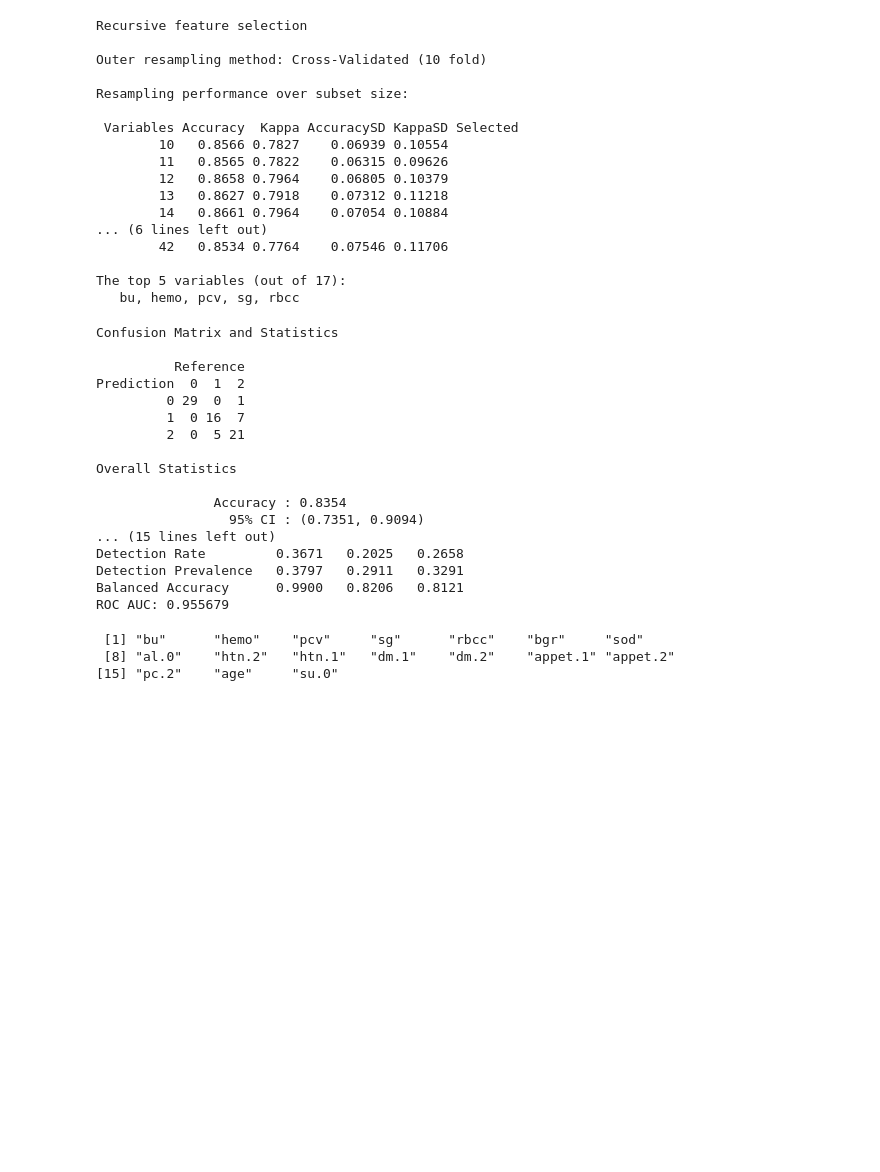
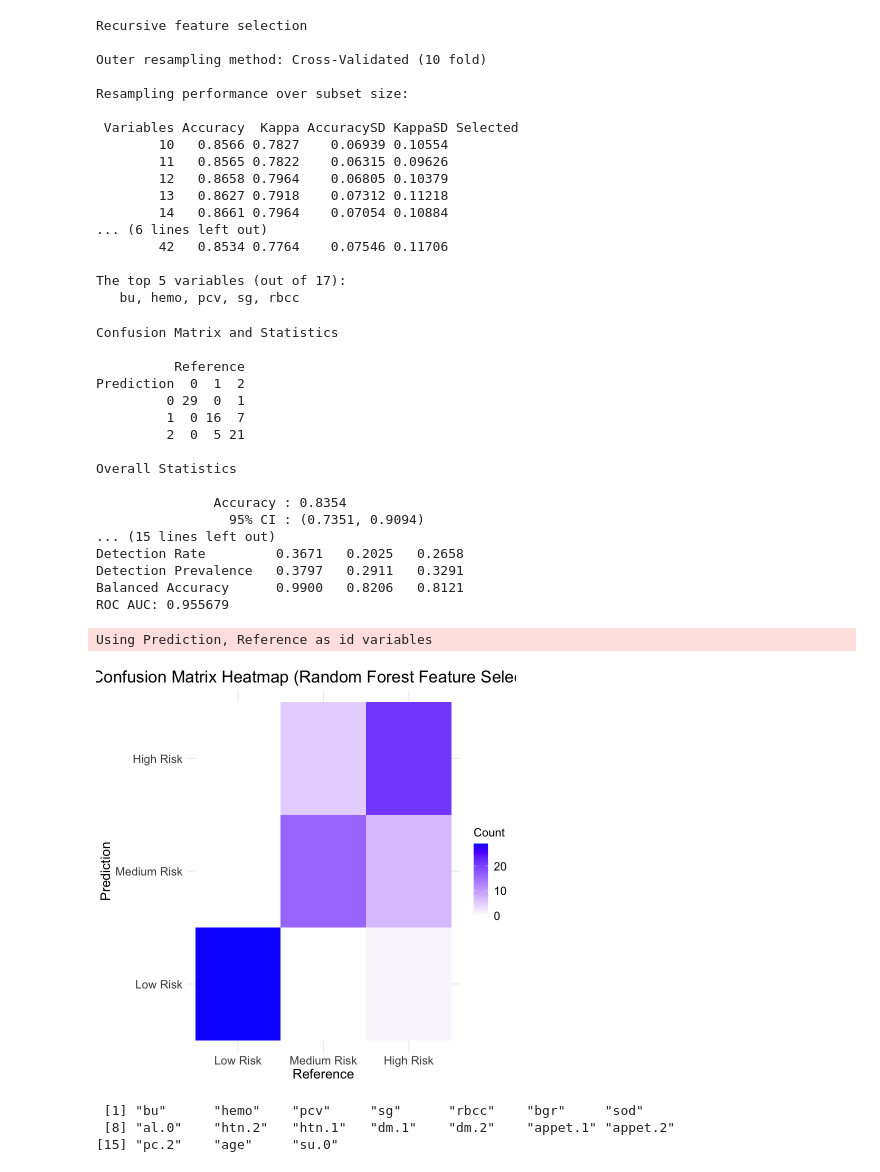
Before and after one commit to Naomi-Yamaguchi1/5300-Group-Project, a Jupyter notebook: mutl_class_model.ipynb, the cells around one changed output. Cells and saved outputs as stored; diff of their text form; code cells hidden in the pictures; blank space fills up the shorter version.

```diff
--- a/mutl_class_model.ipynb
+++ b/mutl_class_model.ipynb
@@ -247,33 +306,36 @@ test_pred <- predict(results$fit, newdata = testFinal[, selected_features])
 cm_feature_selection <- confusionMatrix(test_pred, testFinal$class)
 print(cm_feature_selection)
 
 # Compute multi-class AUC-ROC
 prob_predictions <- predict(results$fit, newdata = testFinal[, selected_features], type = "prob")
 roc_auc <- multiclass.roc(
   as.factor(testFinal$class),
   as.matrix(prob_predictions),
   levels = levels(testFinal$class)
 )
 
 cat(sprintf("ROC AUC: %f\n", roc_auc$auc))
+draw_confusion_matrix_heatmap(cm_feature_selection, "Random Forest Feature Selection")
 # %% [output]
 Confusion Matrix and Statistics
 
           Reference
 Prediction  0  1  2
          0 29  0  1
          1  0 16  7
          2  0  5 21
 
 Overall Statistics
 
                Accuracy : 0.8354
                  95% CI : (0.7351, 0.9094)
 ... (15 lines left out)
 Detection Rate         0.3671   0.2025   0.2658
 Detection Prevalence   0.3797   0.2911   0.3291
 Balanced Accuracy      0.9900   0.8206   0.8121
 ROC AUC: 0.955679
+Using Prediction, Reference as id variables
+[figure, added]
 # %%
 print(selected_features)
 # %% [output]
```
Also changed, not shown: parts of 8 cells of this notebook, 3 other files.
